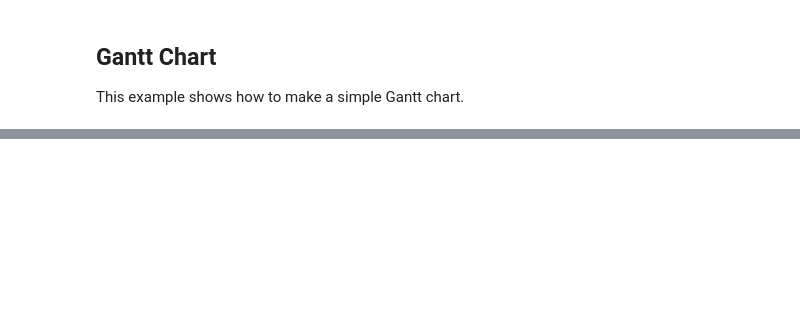
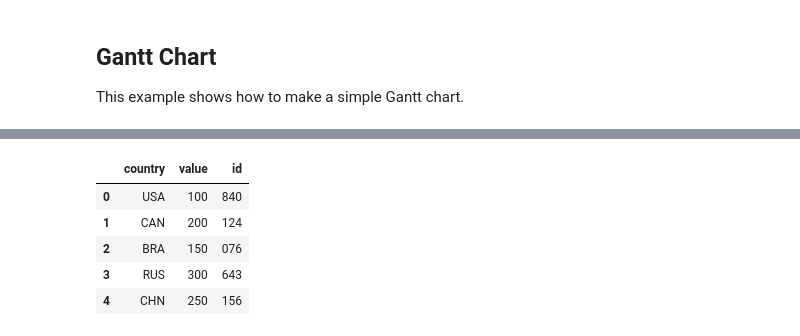
Before and after one commit to mehrnazh/PythonVisualization, a Jupyter notebook: Python_Guide_to_data__visualization.ipynb, the cells around one changed output, grey strips where cells are left out. Cells and saved outputs as stored; diff of their text form; code cells hidden in the pictures; blank space fills up the shorter version.

```diff
--- a/Python_Guide_to_data__visualization.ipynb
+++ b/Python_Guide_to_data__visualization.ipynb
@@ -615,0 +618,36 @@ background + points
+# %%
+# Toy data
+toy_data = pd.DataFrame({
+    'country': ['USA', 'CAN', 'BRA', 'RUS', 'CHN', 'IND', 'AUS'],
+    'value': [100, 200, 150, 300, 250, 400, 100]
+})
+
+world_map = alt.topo_feature(data.world_110m.url, 'countries')
+
+
+# Use ISO 3166-1 alpha-3 country codes to merge
+country_codes = {
+    'USA': '840',  # United States
+    'CAN': '124',  # Canada
+    'BRA': '076',  # Brazil
+    'RUS': '643',  # Russia
+    'CHN': '156',  # China
+    'IND': '356',  # India
+    'AUS': '036'   # Australia
+}
+
+toy_data['id'] = toy_data['country'].map(country_codes)
+
+# Join the data with the world map
+chart = alt.Chart(source).mark_geoshape().encode(
+    color=alt.Color('value:Q', scale=alt.Scale(scheme='blues'), legend=alt.Legend(title='Value')),
+    tooltip=['country:N', 'value:Q']
+).transform_lookup(
+    lookup='id',
+    from_=alt.LookupData(toy_data, key='id', fields=['country', 'value'])
+).project('naturalEarth1').properties(
+    width=500,
+    height=300
+)
+
+background + chart # The + operator is used to layer the chart on top of the background.
@@ -616,3 +662,12 @@ background + points
+# %%
+toy_data.head()
+# %% [output]
+|  | country | value | id |
+| 0 | USA | 100 | 840 |
+| 1 | CAN | 200 | 124 |
+| 2 | BRA | 150 | 076 |
+| 3 | RUS | 300 | 643 |
+| 4 | CHN | 250 | 156 |
 # %%
 airports = data.airports.url
 states = alt.topo_feature(data.us_10m.url, feature='states')
```
Also changed, not shown: parts of 19 cells of this notebook.
